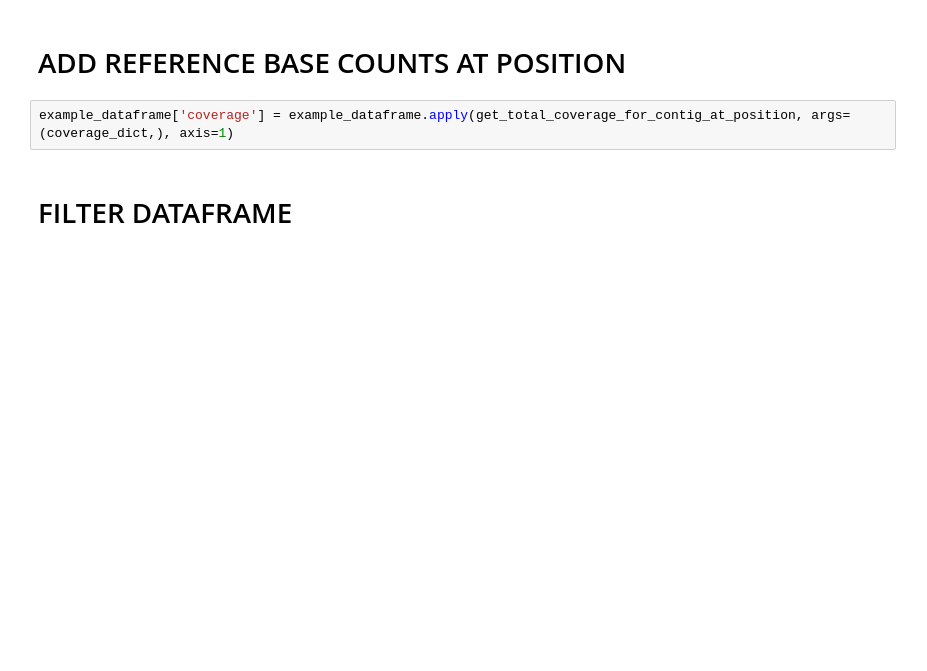
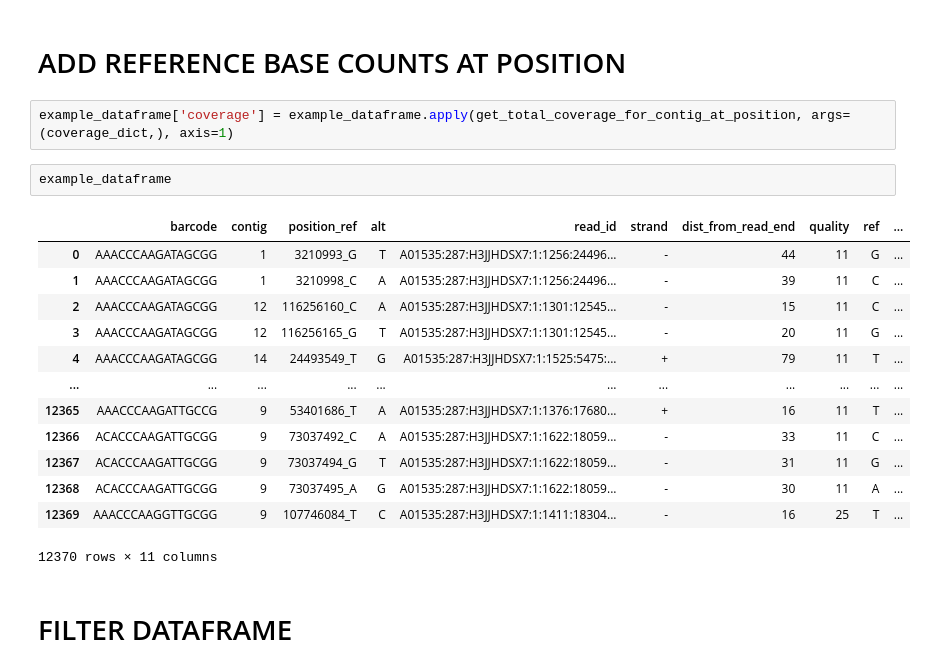
Before and after one commit to howardxu520/MARINE, a Jupyter notebook: scripts/check_against_pileup.ipynb, the cells around one changed output. Drawn from its saved outputs; the diff is of its cells as text; blank space fills up the shorter version.

```diff
--- a/scripts/check_against_pileup.ipynb
+++ b/scripts/check_against_pileup.ipynb
@@ -82,6 +103,22 @@ print(len(example_dataframe))
 # ADD REFERENCE BASE COUNTS AT POSITION
 # %%
 example_dataframe['coverage'] = example_dataframe.apply(get_total_coverage_for_contig_at_position, args=(coverage_dict,), axis=1)
+# %%
+example_dataframe
+# %% [output]
+|  | barcode | contig | position_ref | alt | read_id | strand | dist_from_read_end | quality | ref | ... |
+| 0 | AAACCCAAGATAGCGG | 1 | 3210993_G | T | A01535:287:H3JJHDSX7:1:1256:24496... | - | 44 | 11 | G | ... |
+| 1 | AAACCCAAGATAGCGG | 1 | 3210998_C | A | A01535:287:H3JJHDSX7:1:1256:24496... | - | 39 | 11 | C | ... |
+| 2 | AAACCCAAGATAGCGG | 12 | 116256160_C | A | A01535:287:H3JJHDSX7:1:1301:12545... | - | 15 | 11 | C | ... |
+| 3 | AAACCCAAGATAGCGG | 12 | 116256165_G | T | A01535:287:H3JJHDSX7:1:1301:12545... | - | 20 | 11 | G | ... |
+| 4 | AAACCCAAGATAGCGG | 14 | 24493549_T | G | A01535:287:H3JJHDSX7:1:1525:5475:... | + | 79 | 11 | T | ... |
+| ... | ... | ... | ... | ... | ... | ... | ... | ... | ... | ... |
+| 12365 | AAACCCAAGATTGCCG | 9 | 53401686_T | A | A01535:287:H3JJHDSX7:1:1376:17680... | + | 16 | 11 | T | ... |
+| 12366 | ACACCCAAGATTGCGG | 9 | 73037492_C | A | A01535:287:H3JJHDSX7:1:1622:18059... | - | 33 | 11 | C | ... |
+| 12367 | ACACCCAAGATTGCGG | 9 | 73037494_G | T | A01535:287:H3JJHDSX7:1:1622:18059... | - | 31 | 11 | G | ... |
+| 12368 | ACACCCAAGATTGCGG | 9 | 73037495_A | G | A01535:287:H3JJHDSX7:1:1622:18059... | - | 30 | 11 | A | ... |
+| 12369 | AAACCCAAGGTTGCGG | 9 | 107746084_T | C | A01535:287:H3JJHDSX7:1:1411:18304... | - | 16 | 25 | T | ... |
+12370 rows × 11 columns
 # %% [markdown]
 # FILTER DATAFRAME
 # %%
```
Also changed, not shown: parts of 9 cells of this notebook, 1 other file.
